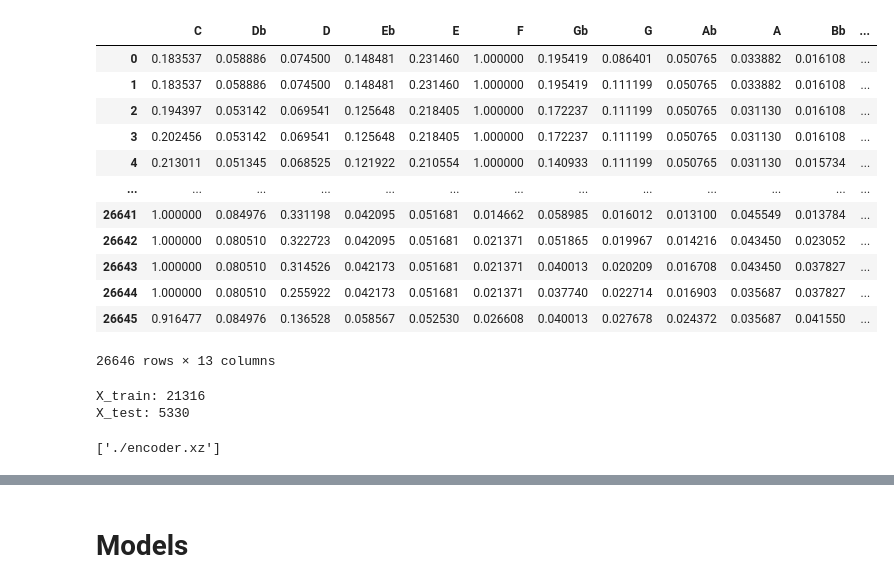
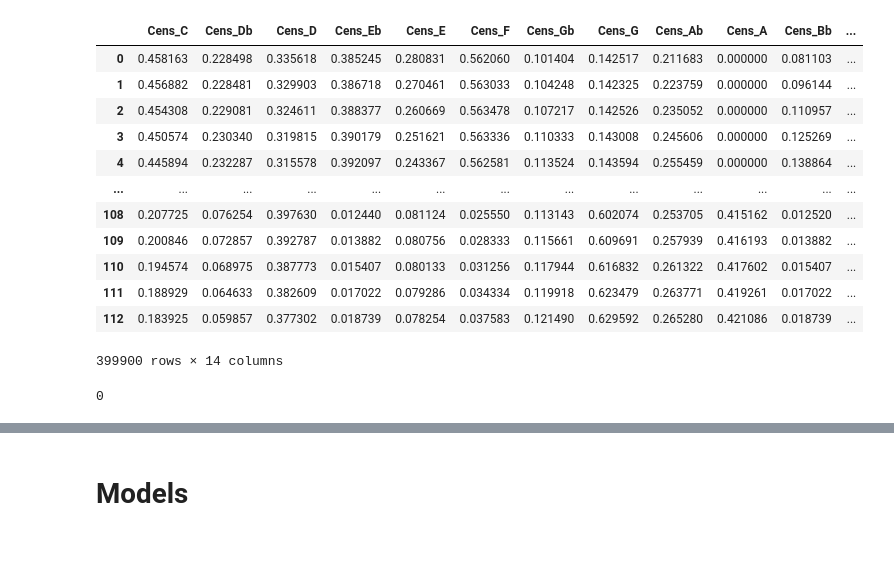
Before and after one commit to HaikalMPPH/chord-recognition, a Jupyter notebook: Model/model_train.ipynb, the cells around one changed output, grey strips where cells are left out. Drawn from its saved outputs; the diff is of its cells as text; code cells hidden in the pictures; blank space fills up the shorter version.

Commit message:
new model

```diff
--- a/Model/model_train.ipynb
+++ b/Model/model_train.ipynb
@@ -21,17 +8,17 @@ LABEL_CHORD = 'chord'
 # %%
-df = pd.read_csv(DATASET_DIR)
+df = pd.read_hdf("./dataset.h5", key="df")
 df
 # %% [output]
-|  | C | Db | D | Eb | E | F | Gb | G | Ab | A | Bb | ... |
-| 0 | 0.183537 | 0.058886 | 0.074500 | 0.148481 | 0.231460 | 1.000000 | 0.195419 | 0.086401 | 0.050765 | 0.033882 | 0.016108 | ... |
-| 1 | 0.183537 | 0.058886 | 0.074500 | 0.148481 | 0.231460 | 1.000000 | 0.195419 | 0.111199 | 0.050765 | 0.033882 | 0.016108 | ... |
-| 2 | 0.194397 | 0.053142 | 0.069541 | 0.125648 | 0.218405 | 1.000000 | 0.172237 | 0.111199 | 0.050765 | 0.031130 | 0.016108 | ... |
-| 3 | 0.202456 | 0.053142 | 0.069541 | 0.125648 | 0.218405 | 1.000000 | 0.172237 | 0.111199 | 0.050765 | 0.031130 | 0.016108 | ... |
-| 4 | 0.213011 | 0.051345 | 0.068525 | 0.121922 | 0.210554 | 1.000000 | 0.140933 | 0.111199 | 0.050765 | 0.031130 | 0.015734 | ... |
+|  | Cens_C | Cens_Db | Cens_D | Cens_Eb | Cens_E | Cens_F | Cens_Gb | Cens_G | Cens_Ab | Cens_A | Cens_Bb | ... |
+| 0 | 0.458163 | 0.228498 | 0.335618 | 0.385245 | 0.280831 | 0.562060 | 0.101404 | 0.142517 | 0.211683 | 0.000000 | 0.081103 | ... |
+| 1 | 0.456882 | 0.228481 | 0.329903 | 0.386718 | 0.270461 | 0.563033 | 0.104248 | 0.142325 | 0.223759 | 0.000000 | 0.096144 | ... |
+| 2 | 0.454308 | 0.229081 | 0.324611 | 0.388377 | 0.260669 | 0.563478 | 0.107217 | 0.142526 | 0.235052 | 0.000000 | 0.110957 | ... |
+| 3 | 0.450574 | 0.230340 | 0.319815 | 0.390179 | 0.251621 | 0.563336 | 0.110333 | 0.143008 | 0.245606 | 0.000000 | 0.125269 | ... |
+| 4 | 0.445894 | 0.232287 | 0.315578 | 0.392097 | 0.243367 | 0.562581 | 0.113524 | 0.143594 | 0.255459 | 0.000000 | 0.138864 | ... |
 | ... | ... | ... | ... | ... | ... | ... | ... | ... | ... | ... | ... | ... |
-| 26641 | 1.000000 | 0.084976 | 0.331198 | 0.042095 | 0.051681 | 0.014662 | 0.058985 | 0.016012 | 0.013100 | 0.045549 | 0.013784 | ... |
-| 26642 | 1.000000 | 0.080510 | 0.322723 | 0.042095 | 0.051681 | 0.021371 | 0.051865 | 0.019967 | 0.014216 | 0.043450 | 0.023052 | ... |
-| 26643 | 1.000000 | 0.080510 | 0.314526 | 0.042173 | 0.051681 | 0.021371 | 0.040013 | 0.020209 | 0.016708 | 0.043450 | 0.037827 | ... |
-| 26644 | 1.000000 | 0.080510 | 0.255922 | 0.042173 | 0.051681 | 0.021371 | 0.037740 | 0.022714 | 0.016903 | 0.035687 | 0.037827 | ... |
-| 26645 | 0.916477 | 0.084976 | 0.136528 | 0.058567 | 0.052530 | 0.026608 | 0.040013 | 0.027678 | 0.024372 | 0.035687 | 0.041550 | ... |
+| 108 | 0.207725 | 0.076254 | 0.397630 | 0.012440 | 0.081124 | 0.025550 | 0.113143 | 0.602074 | 0.253705 | 0.415162 | 0.012520 | ... |
+| 109 | 0.200846 | 0.072857 | 0.392787 | 0.013882 | 0.080756 | 0.028333 | 0.115661 | 0.609691 | 0.257939 | 0.416193 | 0.013882 | ... |
+| 110 | 0.194574 | 0.068975 | 0.387773 | 0.015407 | 0.080133 | 0.031256 | 0.117944 | 0.616832 | 0.261322 | 0.417602 | 0.015407 | ... |
+| 111 | 0.188929 | 0.064633 | 0.382609 | 0.017022 | 0.079286 | 0.034334 | 0.119918 | 0.623479 | 0.263771 | 0.419261 | 0.017022 | ... |
+| 112 | 0.183925 | 0.059857 | 0.377302 | 0.018739 | 0.078254 | 0.037583 | 0.121490 | 0.629592 | 0.265280 | 0.421086 | 0.018739 | ... |
-26646 rows × 13 columns
+399900 rows × 14 columns
@@ -45,10 +25,22 @@ X_train, X_test, y_train, y_test = train_test_split(X, y_encoded, random_state=4
-# %%
-print(f"X_train: {len(X_train)}")
-print(f"X_test: {len(X_test)}")
-# %% [output]
-X_train: 21316
-X_test: 5330
-# %%
-joblib.dump(encoder, "./encoder.xz")
-# %% [output]
-['./encoder.xz']
+# %%
+unique_file = df["filename"].unique()
+train_file, test_file = sk.model_selection.train_test_split(
+    unique_file,
+    random_state=42,
+    # test_size=0.1,
+    test_size=0.2,
+)
+# train_file, val_file = sk.model_selection.train_test_split(
+#     train_file,
+#     random_state=42,
+#     test_size=0.1,
+# )
+
+df_train = df[df["filename"].isin(train_file)]
+# df_val = df[df["filename"].isin(val_file)]
+df_test = df[df["filename"].isin(test_file)]
+
+del df
+gc.collect()
+# %% [output]
+0
```
Also changed, not shown: parts of 24 cells of this notebook, 51 other files.
